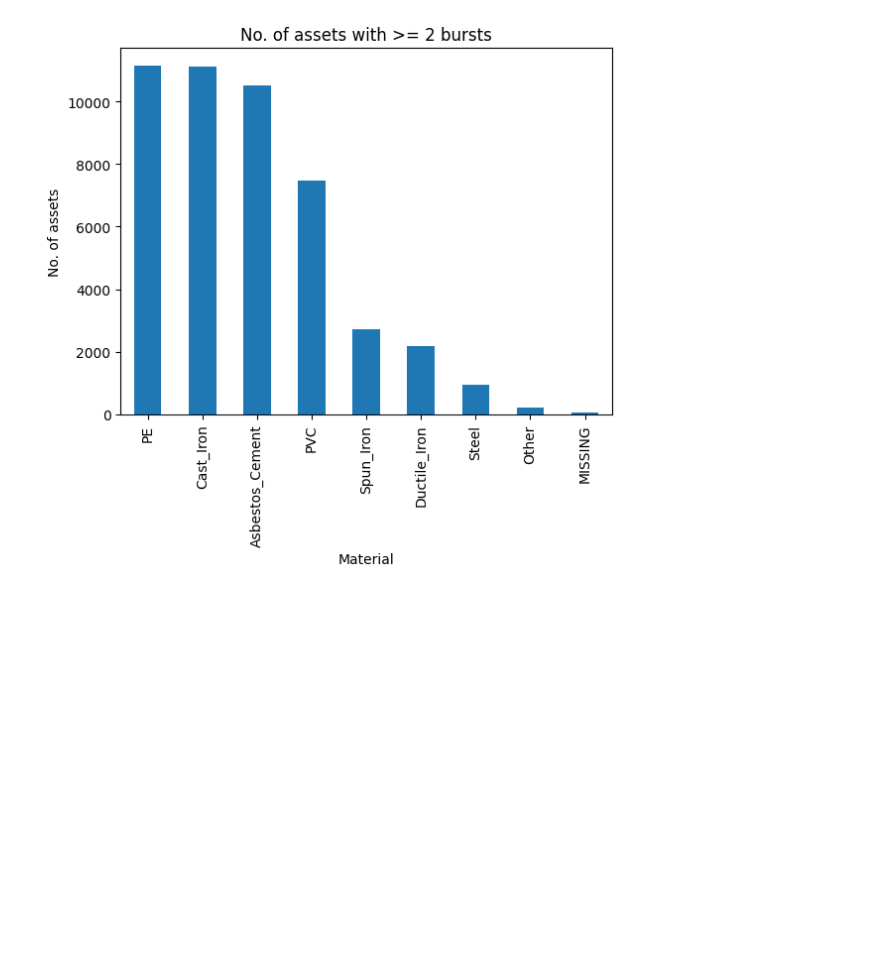
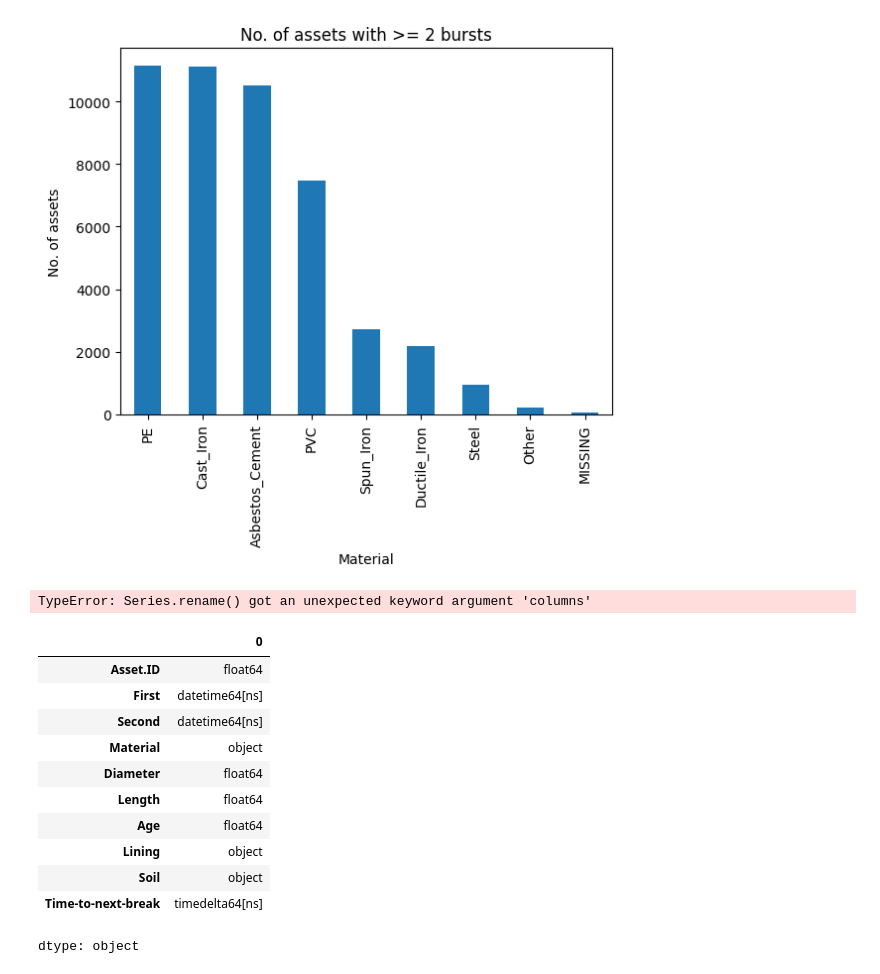
Before and after one commit to UlaStats/MSc-project-pipe-burst-prediction, a Jupyter notebook: MSc_project_data_pre_processing.ipynb, the cells around one changed output. Cells and saved outputs as stored; diff of their text form; code cells hidden in the pictures; blank space fills up the shorter version.

```diff
--- a/MSc_project_data_pre_processing.ipynb
+++ b/MSc_project_data_pre_processing.ipynb
@@ -87,6 +91,12 @@ assets_bursts_soil_frequent["Material"].value_counts().plot(kind = "bar",
 # %% [output]
 <Axes: title={'center': 'No. of assets with >= 2 bursts'}, xlabel='Material', ylabel='No. of assets'>
 [figure]
+# %%
+# calculate the no. of previous failures for assets with 2 or more bursts
+
+previous_bursts = assets_bursts_soil_frequent['Asset.ID'].value_counts() - 1 # one substracted as that corresponds to future burst
+# %% [output]
+TypeError: Series.rename() got an unexpected keyword argument 'columns'
 # %%
 # identify the latest two bursts for each asset
 
@@ -123,0 +139,15 @@ attributes["Time-to-break"] = time_to_break
+# %%
+attributes.dtypes
+# %% [output]
+|  | 0 |
+| Asset.ID | float64 |
+| First | datetime64[ns] |
+| Second | datetime64[ns] |
+| Material | object |
+| Diameter | float64 |
+| Length | float64 |
+| Age | float64 |
+| Lining | object |
+| Soil | object |
+| Time-to-next-break | timedelta64[ns] |
+dtype: object
```
Also changed, not shown: parts of 9 cells of this notebook.
